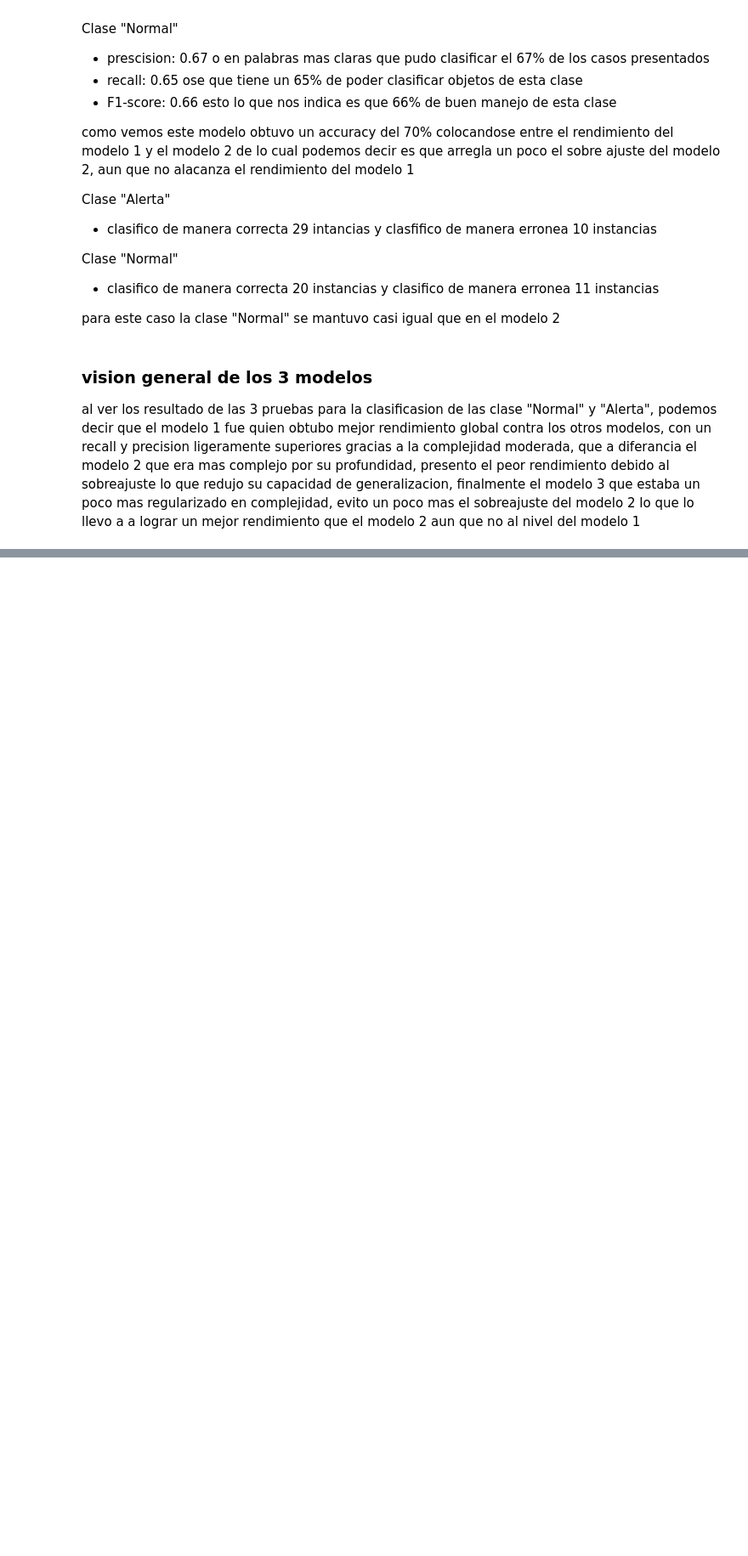
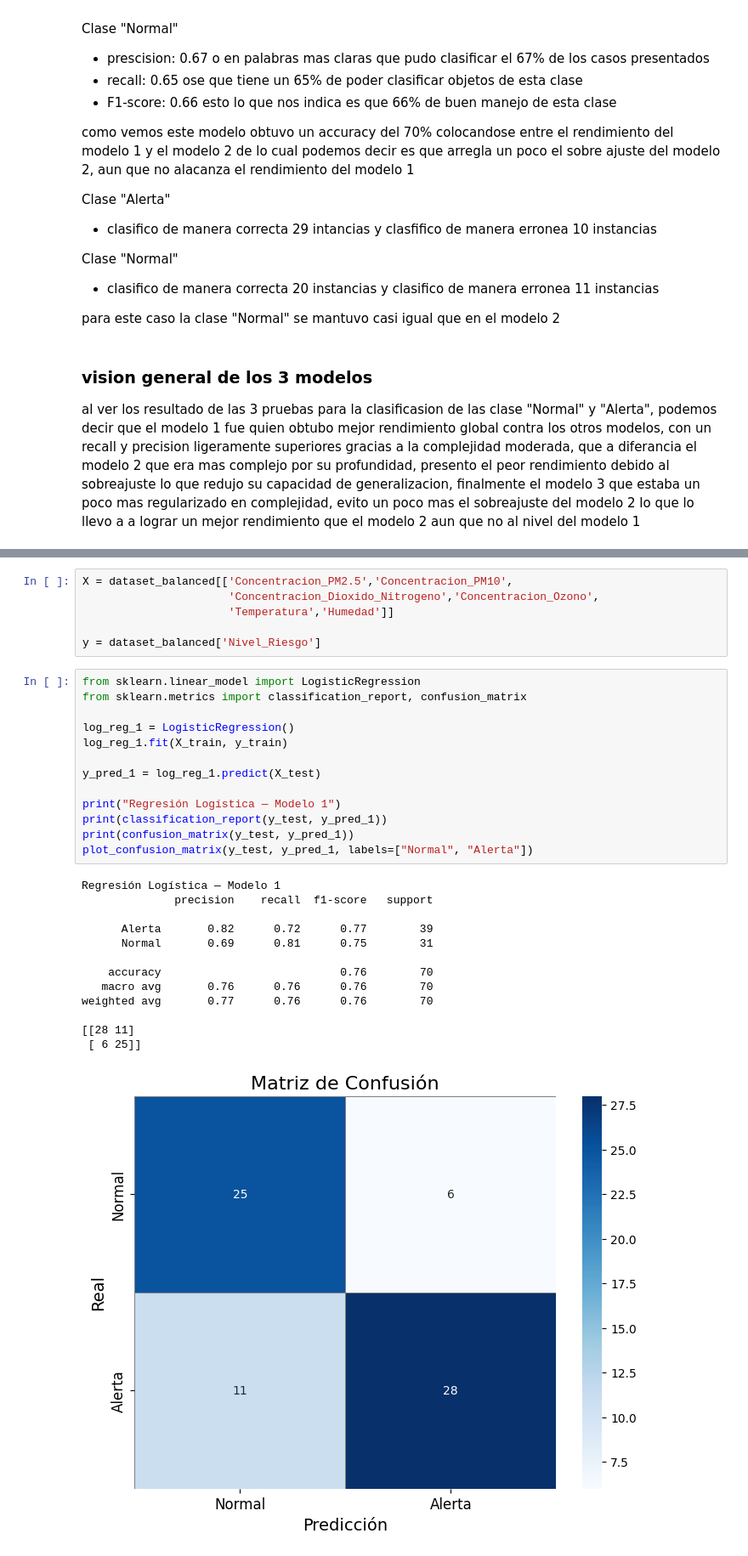
Before and after one commit to AlejandroAvila43/MineriaDeDatos, a Jupyter notebook: Air quality/AirQuality.ipynb, the cells around one changed output, grey strips where cells are left out. Shown at 85% size. Cells and saved outputs as stored; diff of their text form; blank space fills up the shorter version.

Commit message:
se agrego la regresion logistica

```diff
--- a/Air quality/AirQuality.ipynb
+++ b/Air quality/AirQuality.ipynb
@@ -665,0 +677,33 @@ al ver los resultado de las 3 pruebas para la clasificasion de las clase "Normal
+# %%
+X = dataset_balanced[['Concentracion_PM2.5','Concentracion_PM10',
+                      'Concentracion_Dioxido_Nitrogeno','Concentracion_Ozono',
+                      'Temperatura','Humedad']]
+
+y = dataset_balanced['Nivel_Riesgo']
+# %%
+from sklearn.linear_model import LogisticRegression
+from sklearn.metrics import classification_report, confusion_matrix
+
+log_reg_1 = LogisticRegression()
+log_reg_1.fit(X_train, y_train)
+
+y_pred_1 = log_reg_1.predict(X_test)
+
+print("Regresión Logística — Modelo 1")
+print(classification_report(y_test, y_pred_1))
+print(confusion_matrix(y_test, y_pred_1))
+plot_confusion_matrix(y_test, y_pred_1, labels=["Normal", "Alerta"])
+# %% [output]
+Regresión Logística — Modelo 1
+              precision    recall  f1-score   support
+
+      Alerta       0.82      0.72      0.77        39
+      Normal       0.69      0.81      0.75        31
+
+    accuracy                           0.76        70
+   macro avg       0.76      0.76      0.76        70
+weighted avg       0.77      0.76      0.76        70
+
+[[28 11]
+ [ 6 25]]
+[figure, added]
```
Also changed, not shown: parts of 10 cells of this notebook.
